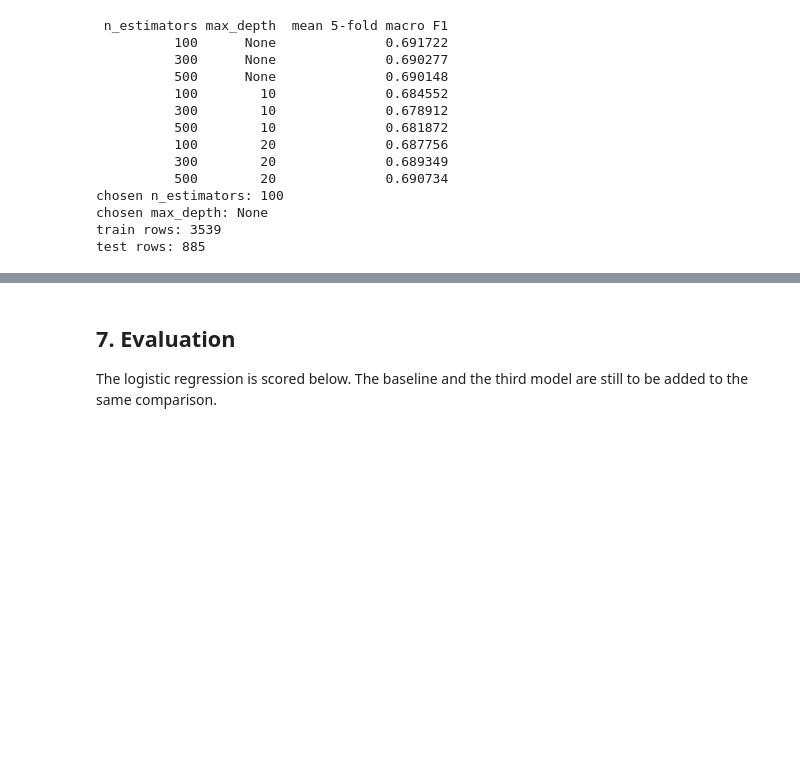
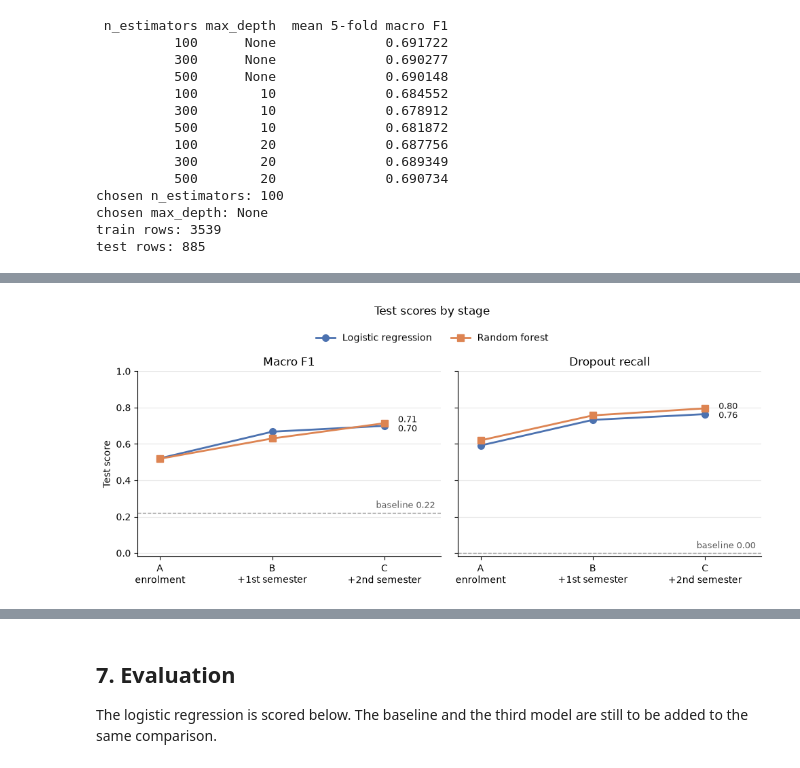
Before and after one commit to rohitt313/CIS-4020, a Jupyter notebook: cis4020_a1_starter.ipynb, the cells around one changed output, grey strips where cells are left out. Cells and saved outputs as stored; diff of their text form; code cells hidden in the pictures; blank space fills up the shorter version.

```diff
--- a/cis4020_a1_starter.ipynb
+++ b/cis4020_a1_starter.ipynb
@@ -1372,0 +1473,61 @@ test rows: 885
+# %%
+stage_order = ["A", "B", "C"]
+model_styles = {
+    "Logistic regression": ("#4C72B0", "o"),
+    "Random forest": ("#DD8452", "s"),
+}
+measures = [("test macro F1", "Macro F1"), ("dropout recall", "Dropout recall")]
+baseline_row = stage_results.iloc[0]
+
+fig, axes = plt.subplots(1, 2, figsize=(10, 4), sharey=True)
+for ax, (column, title) in zip(axes, measures):
+    ax.axhline(baseline_row[column], color="#9A9A9A", linewidth=1, linestyle="--")
+    ax.text(
+        2.45,
+        baseline_row[column] + 0.015,
+        f"baseline {baseline_row[column]:.2f}",
+        color="#5A5A5A",
+        fontsize=9,
+        va="bottom",
+        ha="right",
+    )
+    end_labels = []
+    for model_name, (color, marker) in model_styles.items():
+        values = (
+            stage_results[stage_results["model"] == model_name]
+            .set_index("features")
+            .loc[stage_order, column]
+        )
+        ax.plot(
+            stage_order,
+            values.to_numpy(),
+            color=color,
+            marker=marker,
+            linewidth=2,
+            markersize=7,
+            label=model_name,
+        )
+        end_labels.append([values.iloc[-1], f"{values.iloc[-1]:.2f}"])
+    # keep the two end labels at least 0.05 apart so they do not overlap
+    end_labels.sort()
+    if end_labels[1][0] - end_labels[0][0] < 0.05:
+        middle = (end_labels[0][0] + end_labels[1][0]) / 2
+        end_labels[0][0], end_labels[1][0] = middle - 0.025, middle + 0.025
+    for position, text in end_labels:
+        ax.text(2.12, position, text, color="#1A1A1A", fontsize=9, va="center")
+    ax.set_title(title)
+    ax.set_xlim(-0.2, 2.5)
+    ax.set_xticks(range(3), ["A\nenrolment", "B\n+1st semester", "C\n+2nd semester"])
+    ax.set_ylim(-0.02, 1.0)
+    ax.grid(axis="y", color="#E6E6E6", linewidth=0.8)
+    ax.set_axisbelow(True)
+    ax.spines["top"].set_visible(False)
+    ax.spines["right"].set_visible(False)
+axes[0].set_ylabel("Test score")
+handles, legend_labels = axes[0].get_legend_handles_labels()
+fig.legend(handles, legend_labels, loc="upper center", ncol=2, frameon=False, bbox_to_anchor=(0.5, 1.0))
+fig.suptitle("Test scores by stage", y=1.07)
+fig.tight_layout()
+plt.show()
+# %% [output]
+[figure, added]
```
Also changed, not shown: parts of 7 cells of this notebook.
